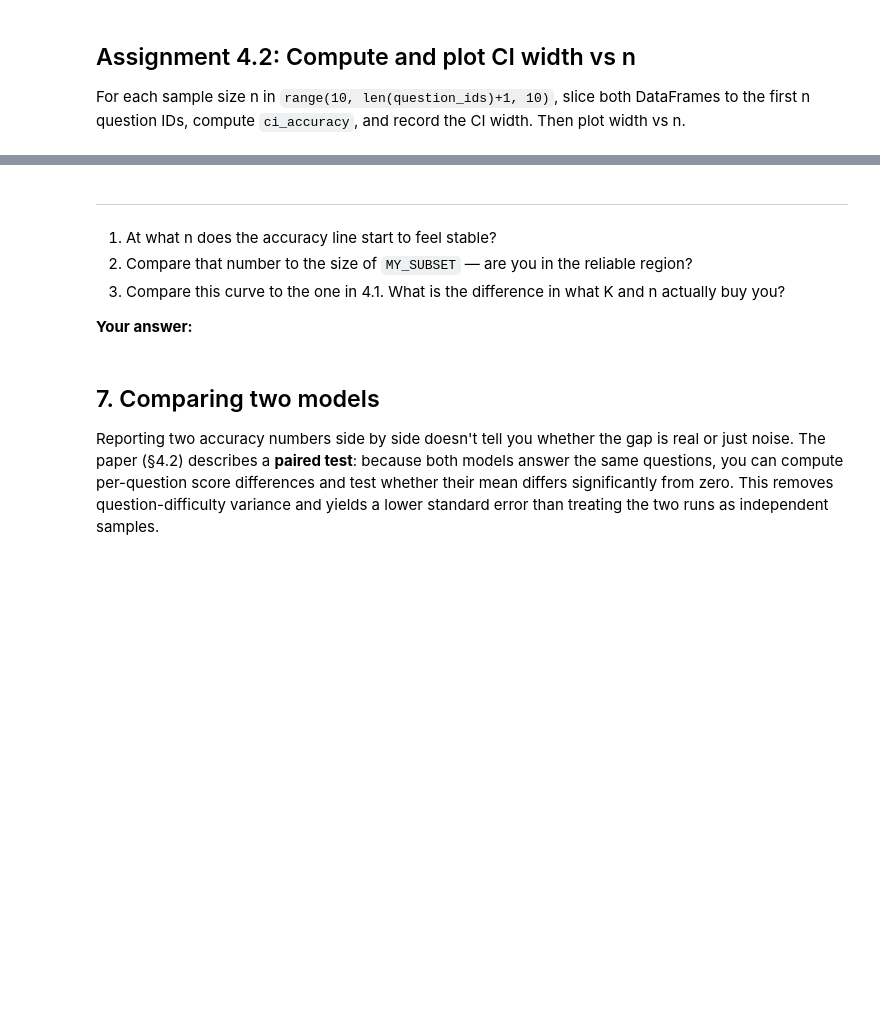
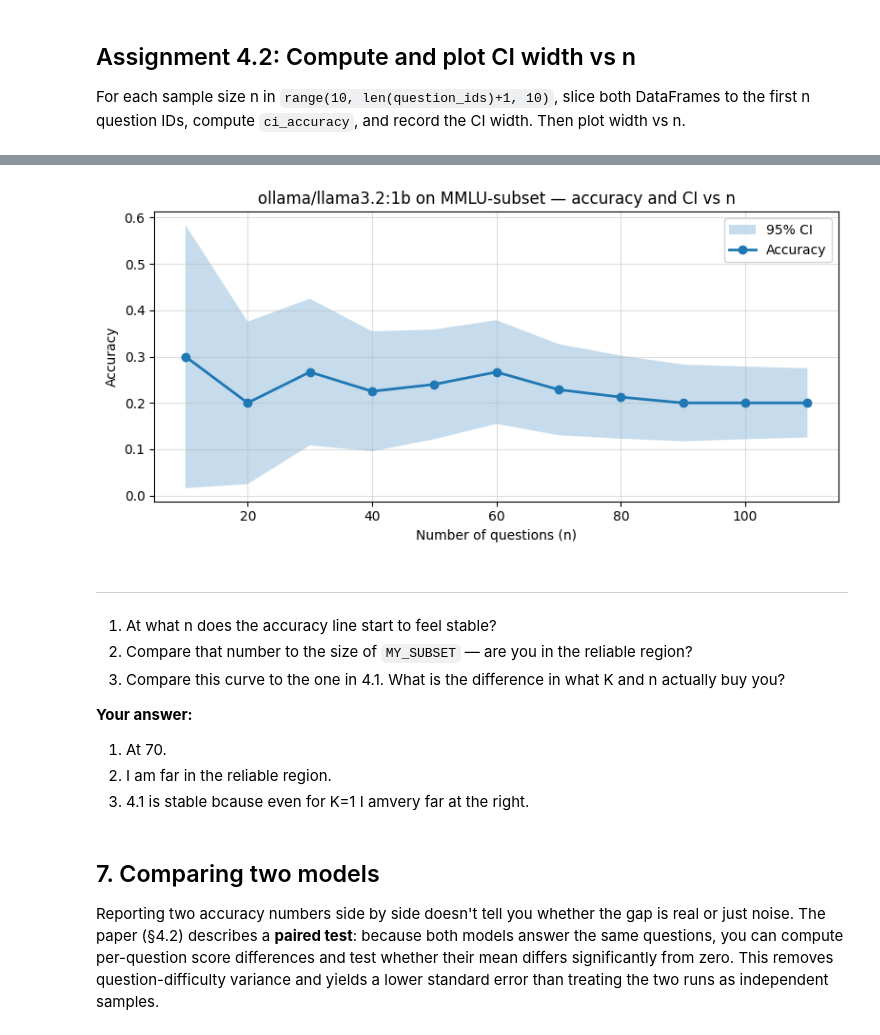
Before and after one commit to Shougakusei/monoid_course, a Jupyter notebook: assignment_2/inspect_ai_tutorial_week_2.ipynb, the cells around one changed output, grey strips where cells are left out. Cells and saved outputs as stored; diff of their text form; code cells hidden in the pictures; blank space fills up the shorter version.

```diff
--- a/assignment_2/inspect_ai_tutorial_week_2.ipynb
+++ b/assignment_2/inspect_ai_tutorial_week_2.ipynb
@@ -213,8 +213,16 @@ def log_to_df(log: EvalLog) -> pd.DataFrame:
 
     The choice() scorer stores the result as "C" (correct) or "I" (incorrect).
     """
-    # YOUR CODE HERE
-    raise NotImplementedError
+    rows = []
+    for sample in log.samples:
+        rows.append({
+            "id": sample.id,
+            "epoch": sample.epoch,
+            "score": 1 if sample.scores["choice"].value == "C" else 0,
+            "subject": sample.metadata.get("subject"),
+        })
+    return pd.DataFrame(rows)
+
 
 # =================================== TESTS ===================================
 df_test = log_to_df(log)
@@ -364,0 +447,19 @@ plt.show()
+# %%
+# Configure models -- replace with what is available in your environment.
+# Examples: 'ollama/llama3.2', 'openai/gpt-4o-mini', 'anthropic/claude-haiku-4-5'
+
+MODEL_A = "ollama/llama3.2:1b"        # weaker / baseline model
+MODEL_B = "ollama/gpt-oss:20b"  # stronger / comparison model
+# %%
+k_values    = [1, 2, 3, 4, 5]
+accuracies    = []
+ci_lowers     = []
+ci_uppers     = []
+
+for k in k_values:
+    logs_k = eval(mmlu_subset(MY_SUBSET), model=MODEL_A, epochs=k)
+    df_k = log_to_df(logs_k[0])
+    lo, acc, hi = ci_accuracy(df_k)
+    accuracies.append(acc)
+    ci_lowers.append(lo)
+    ci_uppers.append(hi)
@@ -368,3 +493,7 @@ plt.show()
 For each sample size n in `range(10, len(question_ids)+1, 10)`, slice both DataFrames
 to the first n question IDs, compute `ci_accuracy`, and record the CI width.
 Then plot width vs n.
+# %%
+full_logs = eval(mmlu_subset(MY_SUBSET), model=MODEL_A)
+df_full = log_to_df(full_logs[0])
+question_ids = df_full["id"].unique()
@@ -371,22 +503,30 @@ Then plot width vs n.
 # %%
-question_ids  = # YOUR CODE HERE
 dataset_sizes = range(10, len(question_ids) + 1, 10)
 accuracies    = []
 ci_lowers     = []
 ci_uppers     = []
 
-# YOUR CODE HERE
+for n in dataset_sizes:
+    subset_ids = question_ids[:n]
+    df_n = df_full[df_full["id"].isin(subset_ids)]
+    lo, acc, hi = ci_accuracy(df_n)
+    accuracies.append(acc)
+    ci_lowers.append(lo)
+    ci_uppers.append(hi)
+
 
 plt.figure(figsize=(8, 4))
 plt.fill_between(dataset_sizes, ci_lowers, ci_uppers, alpha=0.25, label="95% CI")
 plt.plot(dataset_sizes, accuracies, "o-", lw=2, label="Accuracy")
 plt.xlabel("Number of questions (n)")
 plt.ylabel("Accuracy")
 plt.title(f"{MODEL_A} on MMLU-subset — accuracy and CI vs n")
 plt.legend()
 plt.grid(True, alpha=0.4)
 plt.tight_layout()
 plt.show()
+# %% [output]
+[figure, added]
 # %% [markdown]
 ---
 1. At what n does the accuracy line start to feel stable?
@@ -394,6 +534,9 @@ plt.show()
 3. Compare this curve to the one in 4.1. What is the difference in what K and n actually buy you?
 
 **Your answer:**
+1. At 70.
+2. I am far in the reliable region.
+3. 4.1 is stable bcause even for K=1 I amvery far at the right.
 # %% [markdown]
 ## 7. Comparing two models
 
```
Also changed, not shown: parts of 43 cells of this notebook.
